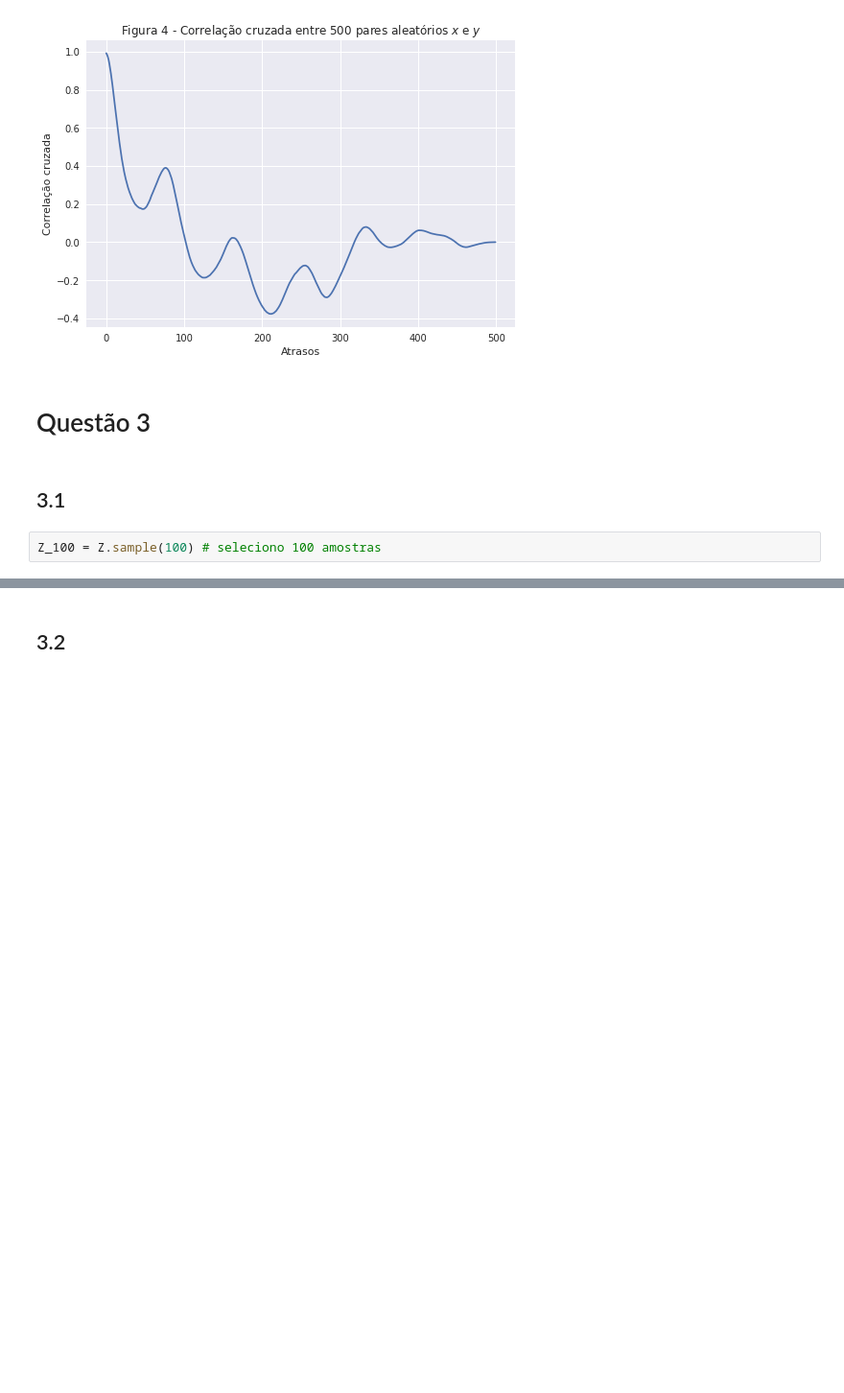
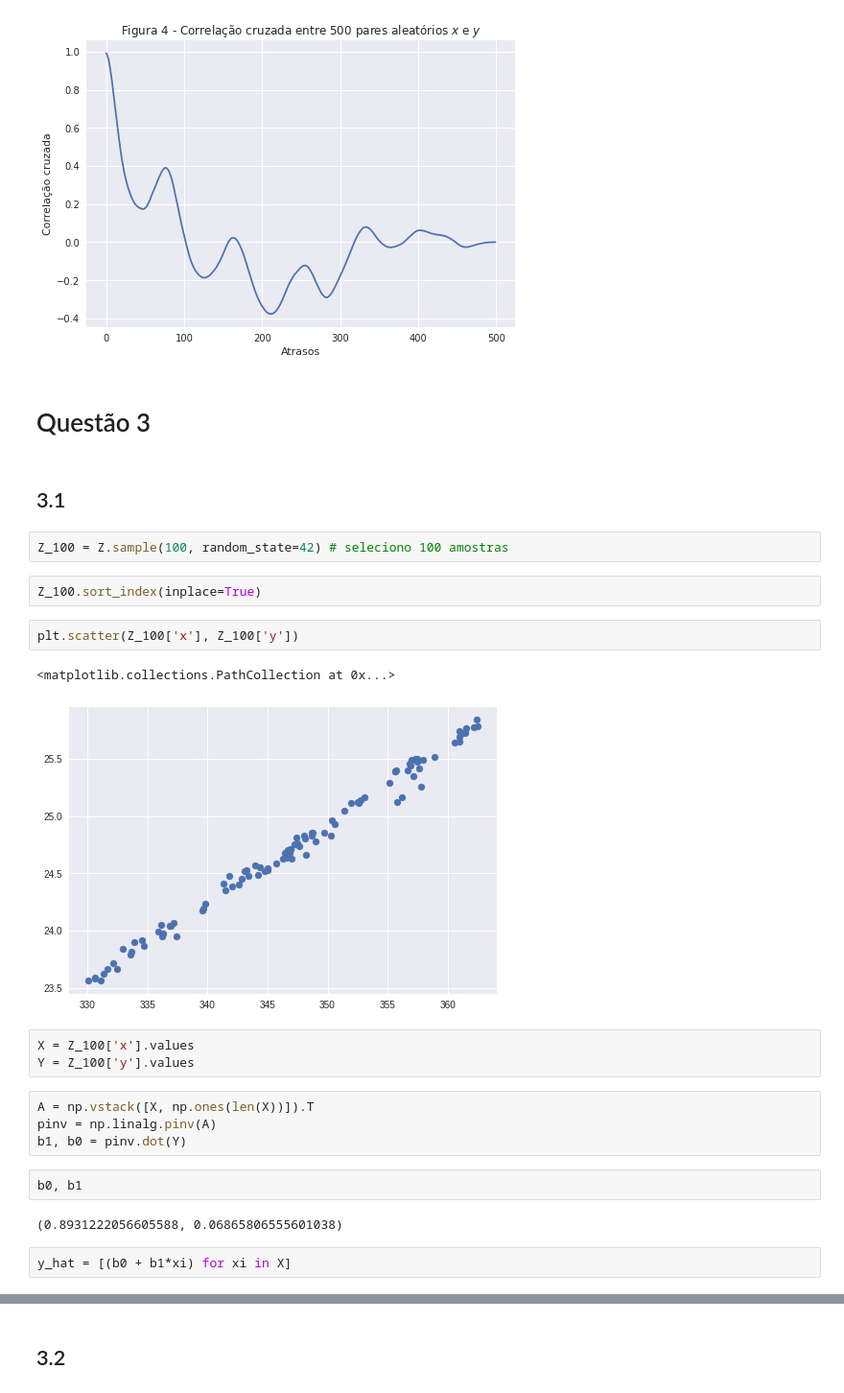
Before and after one commit to ifribeiro/TEI-EstApl, a Jupyter notebook: EPC9.ipynb, the cells around one changed output, grey strips where cells are left out. Shown at 96% size. Drawn from its saved outputs; the diff is of its cells as text; blank space fills up the shorter version.

```diff
--- a/EPC9.ipynb
+++ b/EPC9.ipynb
@@ -89,4 +89,24 @@ plt.title("Figura 4 - Correlação cruzada entre 500 pares aleatórios $x$ e $y$
 # %% [markdown]
 ## 3.1
 # %%
-Z_100 = Z.sample(100) # seleciono 100 amostras
+Z_100 = Z.sample(100, random_state=42) # seleciono 100 amostras
+# %%
+Z_100.sort_index(inplace=True)
+# %%
+plt.scatter(Z_100['x'], Z_100['y'])
+# %% [output]
+<matplotlib.collections.PathCollection at 0x...>
+[figure, added]
+# %%
+X = Z_100['x'].values
+Y = Z_100['y'].values
+# %%
+A = np.vstack([X, np.ones(len(X))]).T
+pinv = np.linalg.pinv(A)
+b1, b0 = pinv.dot(Y)
+# %%
+b0, b1
+# %% [output]
+(0.8931222056605588, 0.06865806555601038)
+# %%
+y_hat = [(b0 + b1*xi) for xi in X]
```
Also changed, not shown: parts of 34 cells of this notebook.
